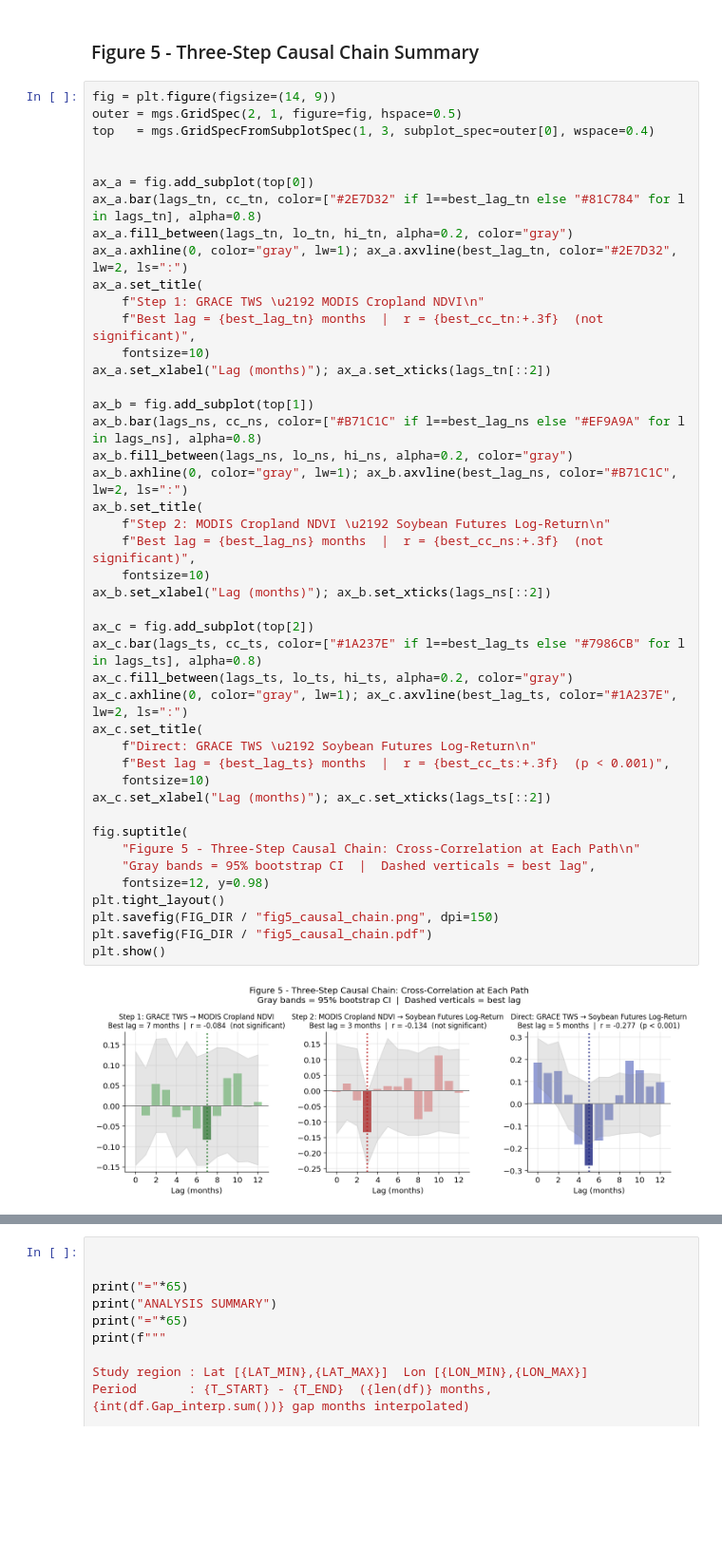
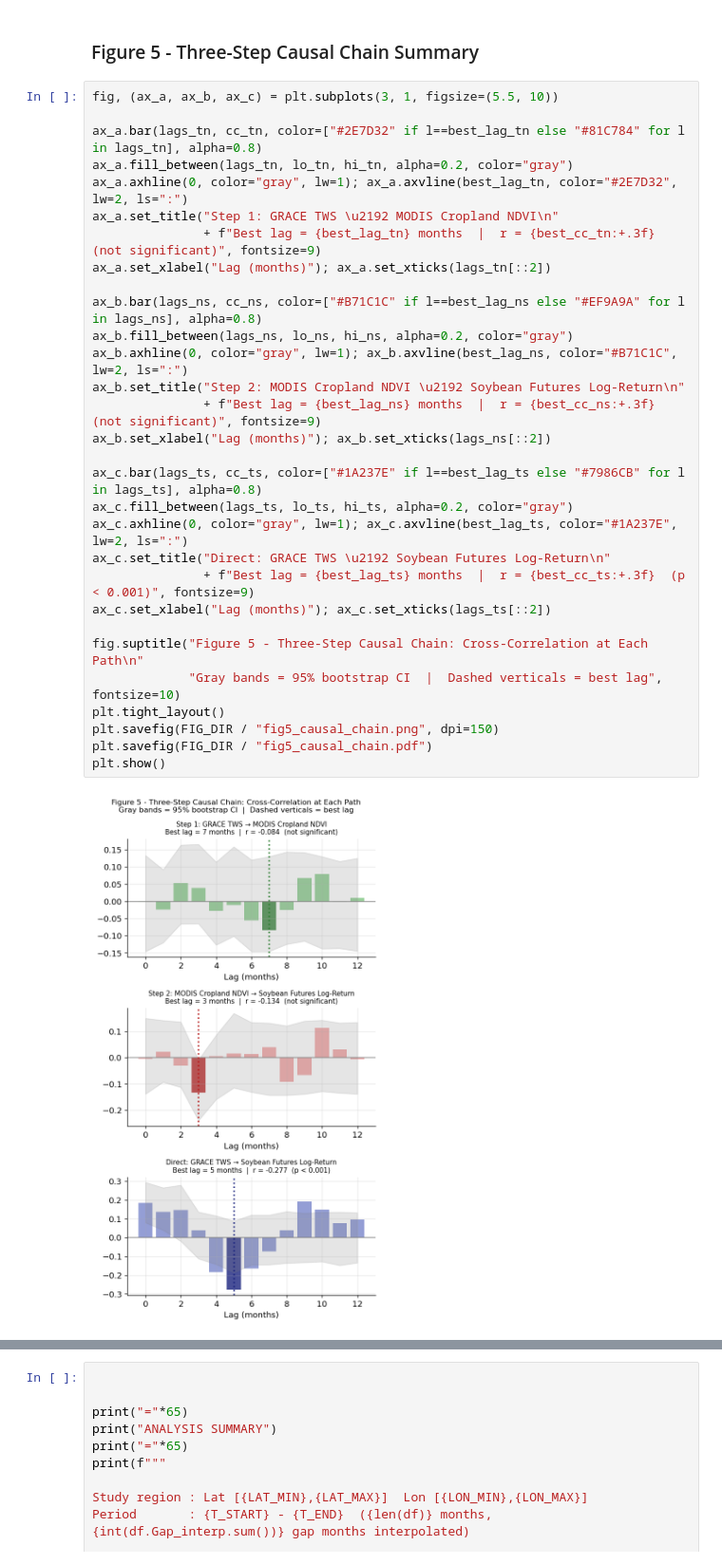
Before and after one commit to alpersam/Space-Data-Project, a Jupyter notebook: main.ipynb, the cells around one changed output, grey strips where cells are left out. Shown at 95% size. Saved outputs shown, nothing was run; the diff lists cells and outputs as text; blank space fills up the shorter version.

Commit message:
rerun, fixed causal chain to fit figure

```diff
--- a/main.ipynb
+++ b/main.ipynb
@@ -850,49 +856,35 @@ plt.show()
 # %% [markdown]
 ### Figure 5 - Three-Step Causal Chain Summary
 # %%
-fig = plt.figure(figsize=(14, 9))
-outer = mgs.GridSpec(2, 1, figure=fig, hspace=0.5)
-top   = mgs.GridSpecFromSubplotSpec(1, 3, subplot_spec=outer[0], wspace=0.4)
+fig, (ax_a, ax_b, ax_c) = plt.subplots(3, 1, figsize=(5.5, 10))
 
-
-ax_a = fig.add_subplot(top[0])
 ax_a.bar(lags_tn, cc_tn, color=["#2E7D32" if l==best_lag_tn else "#81C784" for l in lags_tn], alpha=0.8)
 ax_a.fill_between(lags_tn, lo_tn, hi_tn, alpha=0.2, color="gray")
 ax_a.axhline(0, color="gray", lw=1); ax_a.axvline(best_lag_tn, color="#2E7D32", lw=2, ls=":")
-ax_a.set_title(
-    f"Step 1: GRACE TWS \u2192 MODIS Cropland NDVI\n"
-    f"Best lag = {best_lag_tn} months  |  r = {best_cc_tn:+.3f}  (not significant)",
-    fontsize=10)
+ax_a.set_title("Step 1: GRACE TWS \u2192 MODIS Cropland NDVI\n"
+               + f"Best lag = {best_lag_tn} months  |  r = {best_cc_tn:+.3f}  (not significant)", fontsize=9)
 ax_a.set_xlabel("Lag (months)"); ax_a.set_xticks(lags_tn[::2])
 
-ax_b = fig.add_subplot(top[1])
 ax_b.bar(lags_ns, cc_ns, color=["#B71C1C" if l==best_lag_ns else "#EF9A9A" for l in lags_ns], alpha=0.8)
 ax_b.fill_between(lags_ns, lo_ns, hi_ns, alpha=0.2, color="gray")
 ax_b.axhline(0, color="gray", lw=1); ax_b.axvline(best_lag_ns, color="#B71C1C", lw=2, ls=":")
-ax_b.set_title(
-    f"Step 2: MODIS Cropland NDVI \u2192 Soybean Futures Log-Return\n"
-    f"Best lag = {best_lag_ns} months  |  r = {best_cc_ns:+.3f}  (not significant)",
-    fontsize=10)
+ax_b.set_title("Step 2: MODIS Cropland NDVI \u2192 Soybean Futures Log-Return\n"
+               + f"Best lag = {best_lag_ns} months  |  r = {best_cc_ns:+.3f}  (not significant)", fontsize=9)
 ax_b.set_xlabel("Lag (months)"); ax_b.set_xticks(lags_ns[::2])
 
-ax_c = fig.add_subplot(top[2])
 ax_c.bar(lags_ts, cc_ts, color=["#1A237E" if l==best_lag_ts else "#7986CB" for l in lags_ts], alpha=0.8)
 ax_c.fill_between(lags_ts, lo_ts, hi_ts, alpha=0.2, color="gray")
 ax_c.axhline(0, color="gray", lw=1); ax_c.axvline(best_lag_ts, color="#1A237E", lw=2, ls=":")
-ax_c.set_title(
-    f"Direct: GRACE TWS \u2192 Soybean Futures Log-Return\n"
-    f"Best lag = {best_lag_ts} months  |  r = {best_cc_ts:+.3f}  (p < 0.001)",
-    fontsize=10)
+ax_c.set_title("Direct: GRACE TWS \u2192 Soybean Futures Log-Return\n"
+               + f"Best lag = {best_lag_ts} months  |  r = {best_cc_ts:+.3f}  (p < 0.001)", fontsize=9)
 ax_c.set_xlabel("Lag (months)"); ax_c.set_xticks(lags_ts[::2])
 
-fig.suptitle(
-    "Figure 5 - Three-Step Causal Chain: Cross-Correlation at Each Path\n"
-    "Gray bands = 95% bootstrap CI  |  Dashed verticals = best lag",
-    fontsize=12, y=0.98)
+fig.suptitle("Figure 5 - Three-Step Causal Chain: Cross-Correlation at Each Path\n"
+             "Gray bands = 95% bootstrap CI  |  Dashed verticals = best lag", fontsize=10)
 plt.tight_layout()
 plt.savefig(FIG_DIR / "fig5_causal_chain.png", dpi=150)
 plt.savefig(FIG_DIR / "fig5_causal_chain.pdf")
 plt.show()
 # %% [output]
-[figure, old version]
+[figure, new version]
 # %% [markdown]
```
Also changed, not shown: parts of 26 cells of this notebook, 14 other files.
